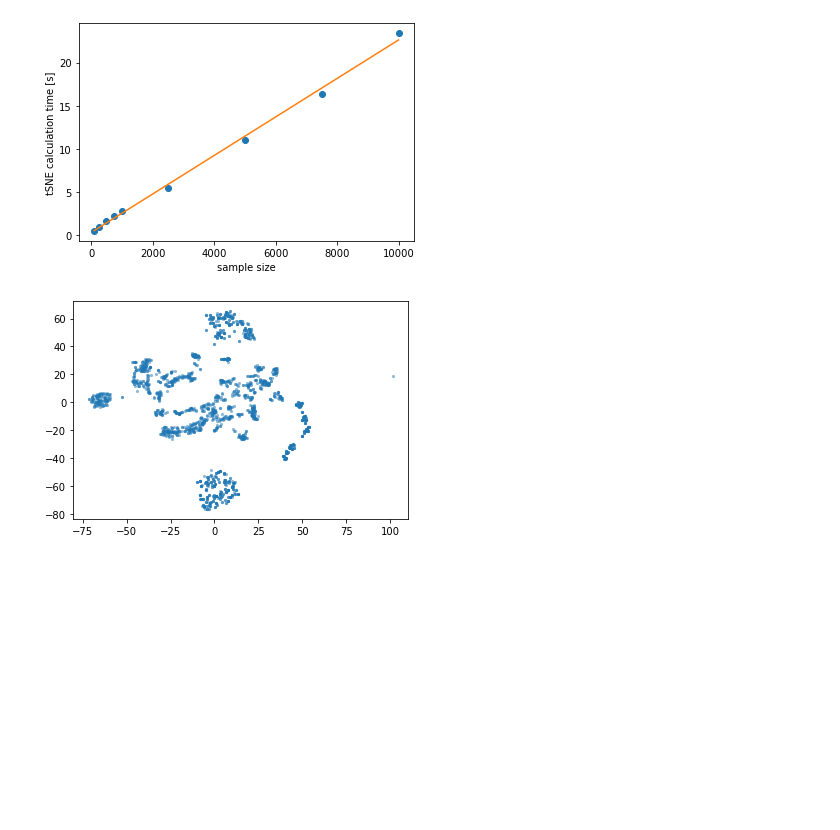
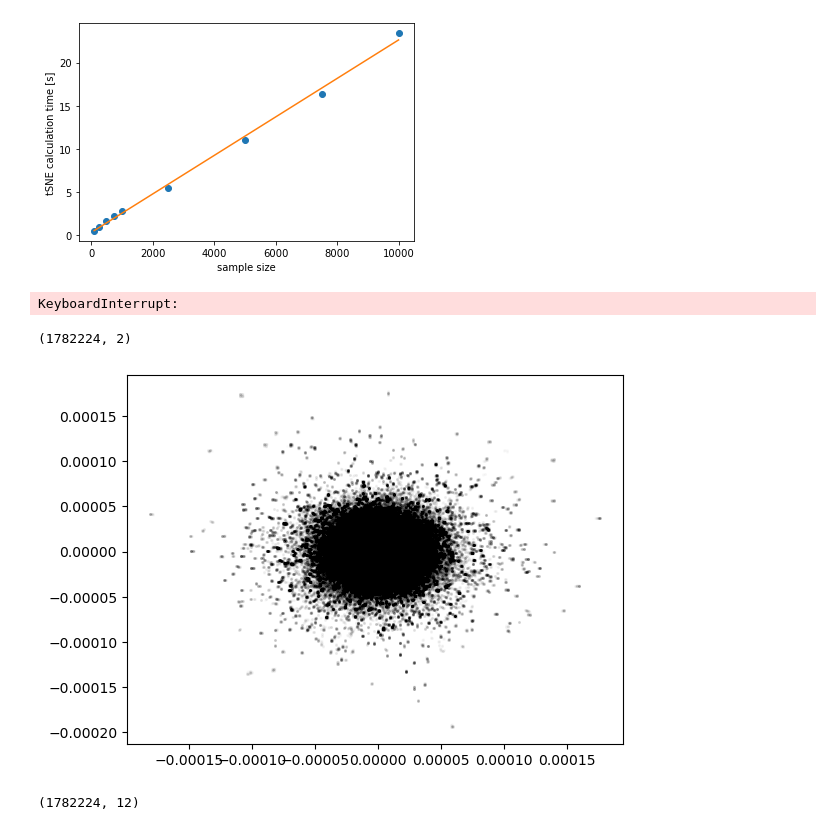
Before and after one commit to bjacobell/gbt-hdbscan, a Jupyter notebook: centroid_clustering_tsne.ipynb, the cells around one changed output. Drawn from its saved outputs; the diff is of its cells as text; code cells hidden in the pictures; blank space fills up the shorter version.

```diff
--- a/centroid_clustering_tsne.ipynb
+++ b/centroid_clustering_tsne.ipynb
@@ -49,8 +50,23 @@ plt.show()'''
 [figure]
 # %%
 X_embedded = TSNE(n_components=2,
-                  init='random', perplexity=30).fit_transform(ccc)
+                  init='random', perplexity=20).fit_transform(ccc)
 
-np.save('/datax/scratch/benjb/C23_L_tSNE_non_anom_centroid_embedding.npy', X_embedded)
+np.save('/datax/scratch/benjb/C23_L_tSNE_non_anom_centroid_embedding_p20.npy', X_embedded)
 # %% [output]
-[figure, removed]
+KeyboardInterrupt:
+# %%
+X_embedded = np.load('/datax/scratch/benjb/C23_L_tSNE_non_anom_centroid_embedding.npy')
+# %%
+print(X_embedded.shape)
+# %% [output]
+(1782224, 2)
+# %%
+plt.scatter(X_embedded[:,0], X_embedded[:,1], color='k', s=2, alpha=0.01)
+plt.show()
+# %% [output]
+[figure, added]
+# %%
+print(ccc.shape)
+# %% [output]
+(1782224, 12)
```
Also changed, not shown: parts of 2 cells of this notebook, 3 other files.
